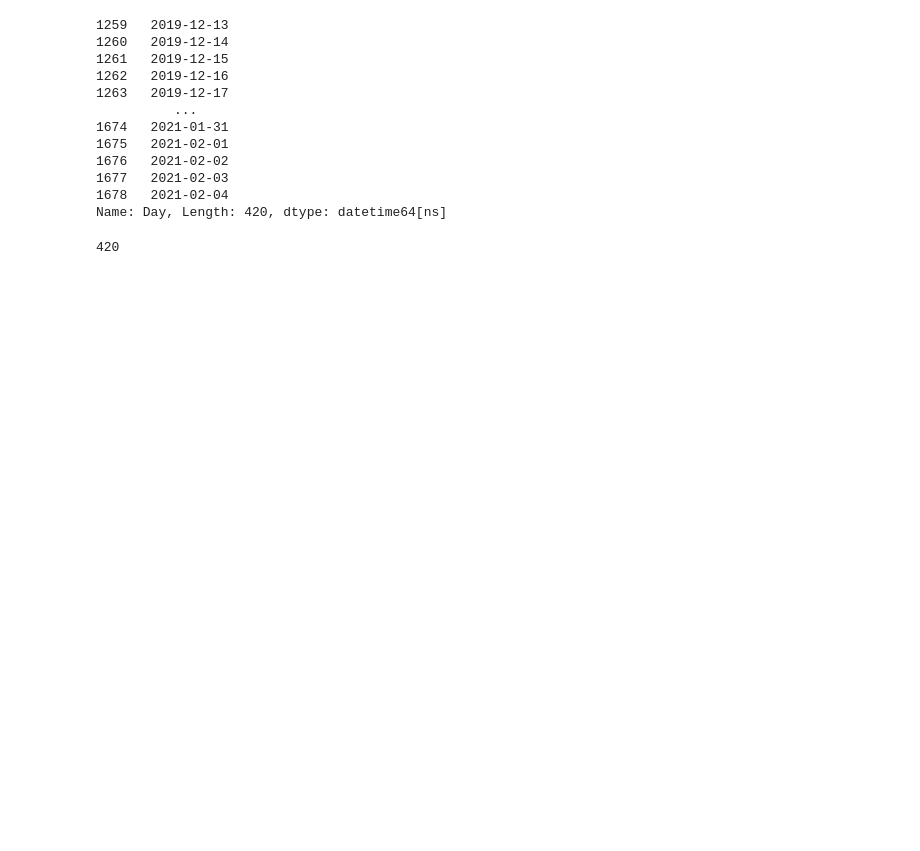
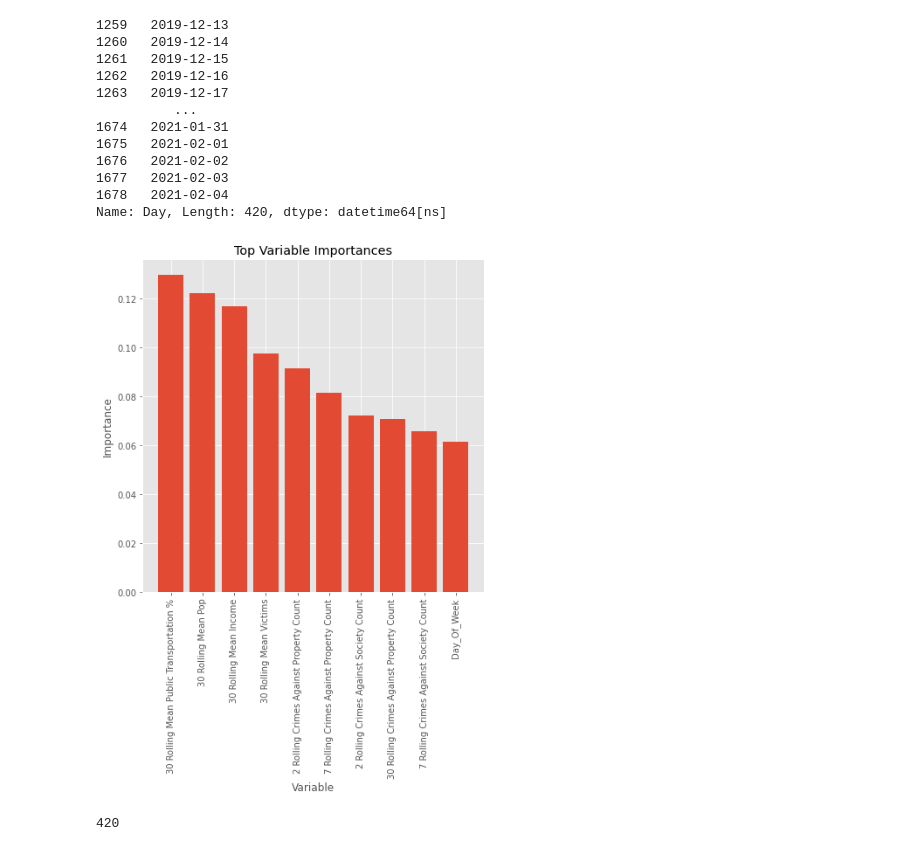
Before and after one commit to hudsonbat/Data-205, a Jupyter notebook: Regression_Trees_Location.ipynb, the cells around one changed output. Drawn from its saved outputs; the diff is of its cells as text; code cells hidden in the pictures; blank space fills up the shorter version.

```diff
--- a/Regression_Trees_Location.ipynb
+++ b/Regression_Trees_Location.ipynb
@@ -628,0 +766,10 @@ for i in range(len(data_final)):
+# %%
+def getImportances(feature_importances):
+    top_importances = []
+    top_features_list = []
+
+    for x,y in feature_importances:
+        if(y > 0.06):
+            top_features_list.append(x)
+            top_importances.append(y)
+    return top_features_list, top_importances
@@ -695 +925,12 @@ predictions = model.predict(testing[0])
+# %%
+importances1 = list(model.feature_importances_)
+feature_list1 = list(data_final[0].columns)
+feature_importances1 = [(feature, importance) for feature, importance in zip(feature_list1,importances1)]
+feature_importances1 = sorted(feature_importances1, key = lambda x: x[1], reverse=True)
+# %%
+top_features_list1, top_importances1 = getImportances(feature_importances1)
+# %%
+plotImportances(top_importances1, top_features_list1)
+# %% [output]
+[figure, added]
 # %%
```
Also changed, not shown: parts of 47 cells of this notebook.
